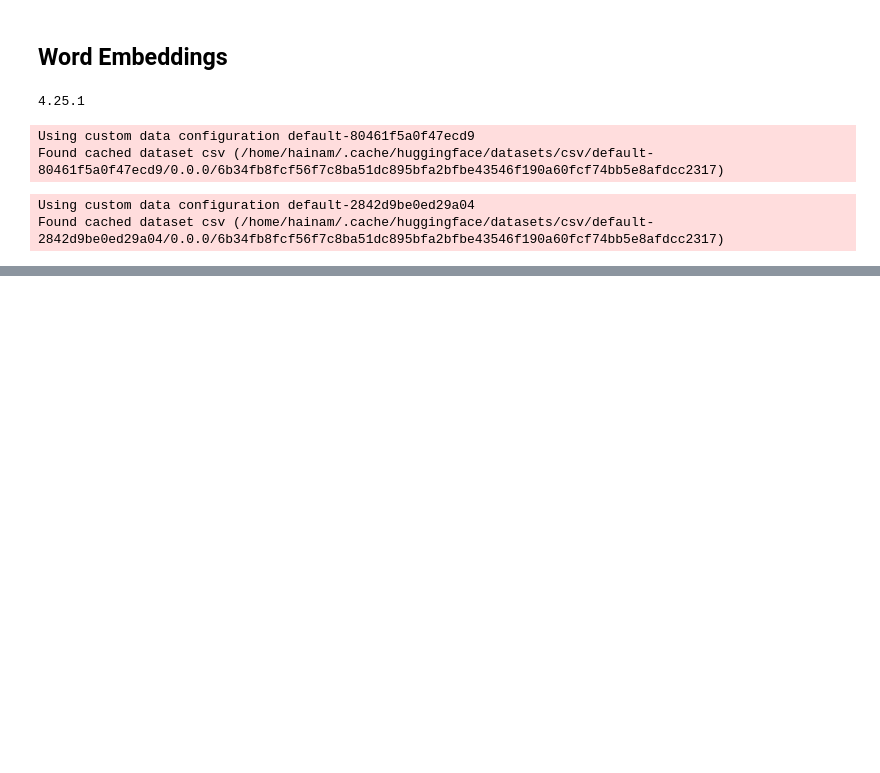
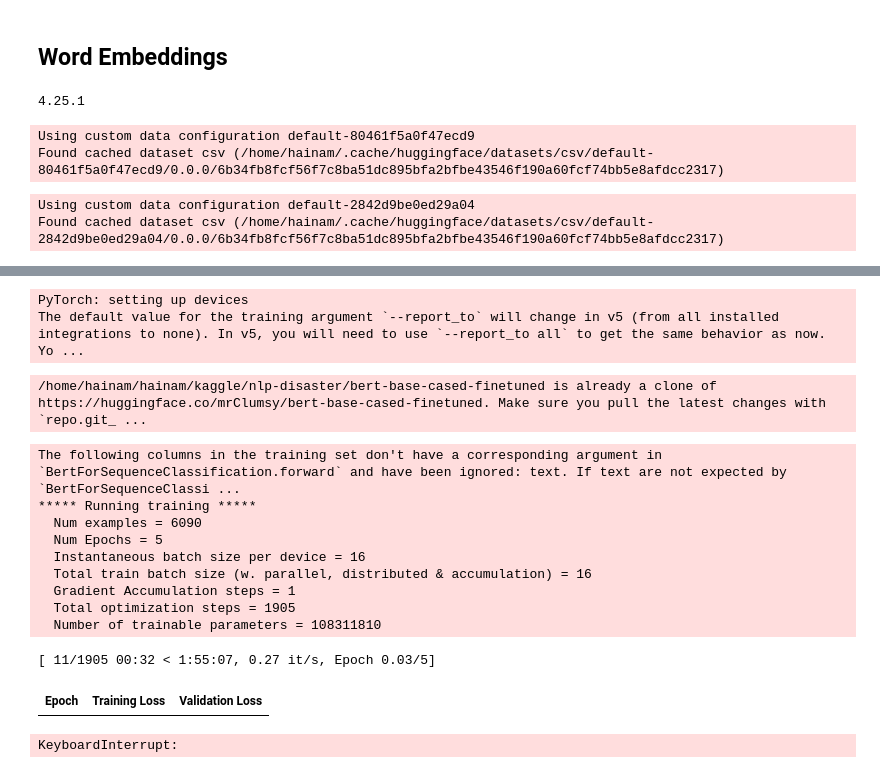
Before and after one commit to SimonCao1207/kaggle-playground, a Jupyter notebook: nlp-disaster/start.ipynb, the cells around one changed output, grey strips where cells are left out. Drawn from its saved outputs; the diff is of its cells as text; code cells hidden in the pictures; blank space fills up the shorter version.

Commit message:
fine tuned bert for clf

```diff
--- a/nlp-disaster/start.ipynb
+++ b/nlp-disaster/start.ipynb
@@ -221,5 +212,10 @@ train_dataset["train"][:5]
+# %%
+train_dataset["train"] = train_dataset["train"].remove_columns(['id', 'keyword', 'location'])
+train_dataset["train"] = train_dataset["train"].rename_column("target", "label")
+
+train_val_dataset = train_dataset['train'].train_test_split(test_size=0.2)
 # %%
 def preprocess_function(examples):
     return tokenizer(examples["text"], truncation=True)
 
-encoded_train_dataset = train_dataset.map(preprocess_function, batched=True)
+encoded_dataset = train_val_dataset.map(preprocess_function, batched=True)
@@ -236,13 +263,21 @@ You should probably TRAIN this model on a down-stream task to be able to use it
 # %%
-metric_name = "accuracy"
+from datasets import load_metric
+f1_metric = load_metric("f1")
+metric_name = "f1"
+
+def compute_metrics(eval_pred):
+    predictions, labels = eval_pred
+    predictions = np.argmax(predictions, axis=1)
+    return metric.compute(predictions=predictions, references=labels)
+
 model_name = model_checkpoint.split("/")[-1]
 batch_size = 16
 
-
 args = TrainingArguments(
-    f"{model_name}-finetuned-{task}",
+    f"{model_name}-finetuned",
     evaluation_strategy = "epoch",
     save_strategy = "epoch",
+    label_names=["label"],
     learning_rate=2e-5,
     per_device_train_batch_size=batch_size,
     per_device_eval_batch_size=batch_size,
@@ -252,3 +287,32 @@ args = TrainingArguments(
     metric_for_best_model=metric_name,
     push_to_hub=True,
 )
+# %% [output]
+PyTorch: setting up devices
+The default value for the training argument `--report_to` will change in v5 (from all installed integrations to none). In v5, you will need to use `--report_to all` to get the same behavior as now. Yo ...
+# %%
+trainer = Trainer(
+    model,
+    args,
+    train_dataset=encoded_dataset["train"],
+    eval_dataset=encoded_dataset["test"],
+    tokenizer=tokenizer,
+    compute_metrics=compute_metrics
+)
+# %% [output]
+/home/hainam/hainam/kaggle/nlp-disaster/bert-base-cased-finetuned is already a clone of https://huggingface.co/mrClumsy/bert-base-cased-finetuned. Make sure you pull the latest changes with `repo.git_ ...
+# %%
+trainer.train()
+# %% [output]
+The following columns in the training set don't have a corresponding argument in `BertForSequenceClassification.forward` and have been ignored: text. If text are not expected by `BertForSequenceClassi ...
+***** Running training *****
+  Num examples = 6090
+  Num Epochs = 5
+  Instantaneous batch size per device = 16
+  Total train batch size (w. parallel, distributed & accumulation) = 16
+  Gradient Accumulation steps = 1
+  Total optimization steps = 1905
+  Number of trainable parameters = 108311810
+[ 11/1905 00:32 < 1:55:07, 0.27 it/s, Epoch 0.03/5]
+| Epoch | Training Loss | Validation Loss |
+KeyboardInterrupt:
```
Also changed, not shown: parts of 13 cells of this notebook.
